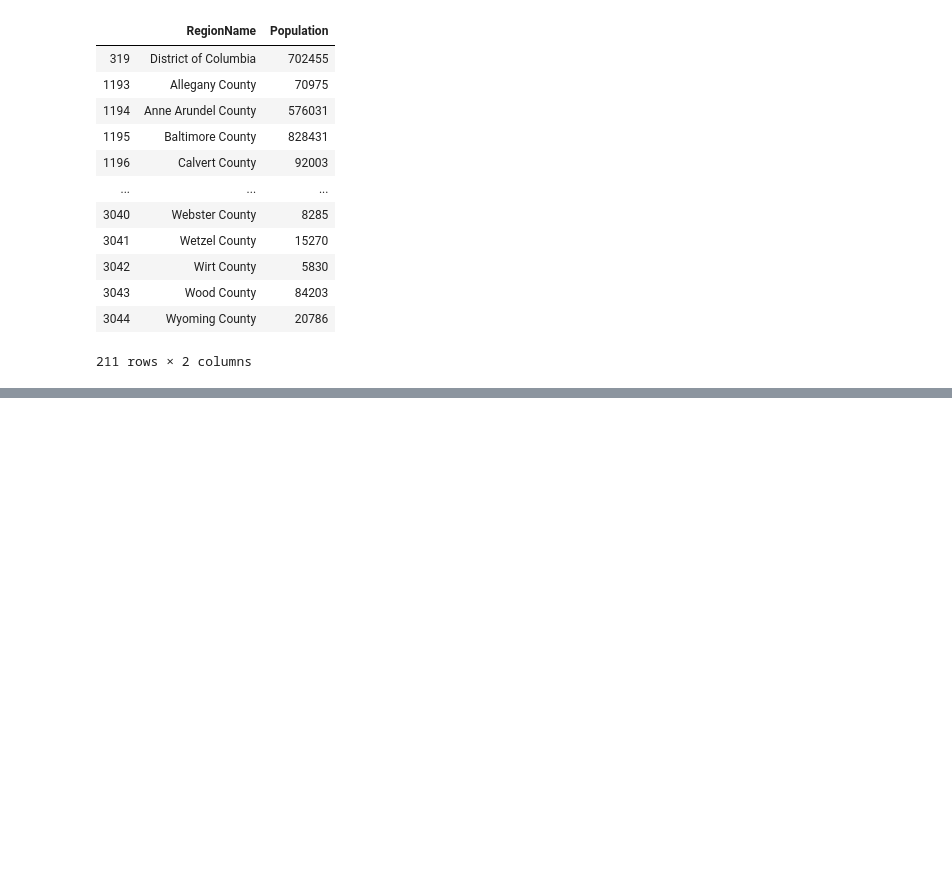
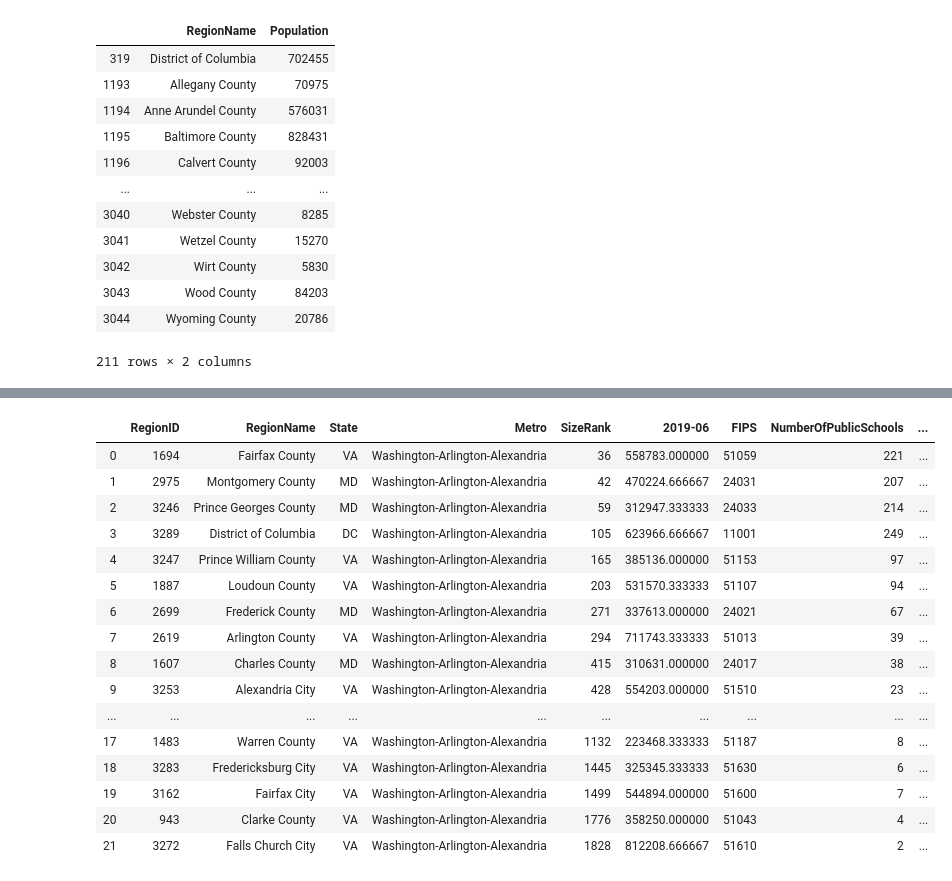
Before and after one commit to muoyo/dc-metro-housing, a Jupyter notebook: dchousing.ipynb, the cells around one changed output, grey strips where cells are left out. Cells and saved outputs as stored; diff of their text form; code cells hidden in the pictures; blank space fills up the shorter version.

```diff
--- a/dchousing.ipynb
+++ b/dchousing.ipynb
@@ -444,0 +434,20 @@ df_dcmetro_merged_pop
+# %%
+df_dcmetro_merged_pop.rename(columns = {'2019-06':'MedianHousePrice'}, inplace = True)
+# %% [output]
+|  | RegionID | RegionName | State | Metro | SizeRank | 2019-06 | FIPS | NumberOfPublicSchools | ... |
+| 0 | 1694 | Fairfax County | VA | Washington-Arlington-Alexandria | 36 | 558783.000000 | 51059 | 221 | ... |
+| 1 | 2975 | Montgomery County | MD | Washington-Arlington-Alexandria | 42 | 470224.666667 | 24031 | 207 | ... |
+| 2 | 3246 | Prince Georges County | MD | Washington-Arlington-Alexandria | 59 | 312947.333333 | 24033 | 214 | ... |
+| 3 | 3289 | District of Columbia | DC | Washington-Arlington-Alexandria | 105 | 623966.666667 | 11001 | 249 | ... |
+| 4 | 3247 | Prince William County | VA | Washington-Arlington-Alexandria | 165 | 385136.000000 | 51153 | 97 | ... |
+| 5 | 1887 | Loudoun County | VA | Washington-Arlington-Alexandria | 203 | 531570.333333 | 51107 | 94 | ... |
+| 6 | 2699 | Frederick County | MD | Washington-Arlington-Alexandria | 271 | 337613.000000 | 24021 | 67 | ... |
+| 7 | 2619 | Arlington County | VA | Washington-Arlington-Alexandria | 294 | 711743.333333 | 51013 | 39 | ... |
+| 8 | 1607 | Charles County | MD | Washington-Arlington-Alexandria | 415 | 310631.000000 | 24017 | 38 | ... |
+| 9 | 3253 | Alexandria City | VA | Washington-Arlington-Alexandria | 428 | 554203.000000 | 51510 | 23 | ... |
+| ... | ... | ... | ... | ... | ... | ... | ... | ... | ... |
+| 17 | 1483 | Warren County | VA | Washington-Arlington-Alexandria | 1132 | 223468.333333 | 51187 | 8 | ... |
+| 18 | 3283 | Fredericksburg City | VA | Washington-Arlington-Alexandria | 1445 | 325345.333333 | 51630 | 6 | ... |
+| 19 | 3162 | Fairfax City | VA | Washington-Arlington-Alexandria | 1499 | 544894.000000 | 51600 | 7 | ... |
+| 20 | 943 | Clarke County | VA | Washington-Arlington-Alexandria | 1776 | 358250.000000 | 51043 | 4 | ... |
+| 21 | 3272 | Falls Church City | VA | Washington-Arlington-Alexandria | 1828 | 812208.666667 | 51610 | 2 | ... |
```
Also changed, not shown: parts of 5 cells of this notebook.
